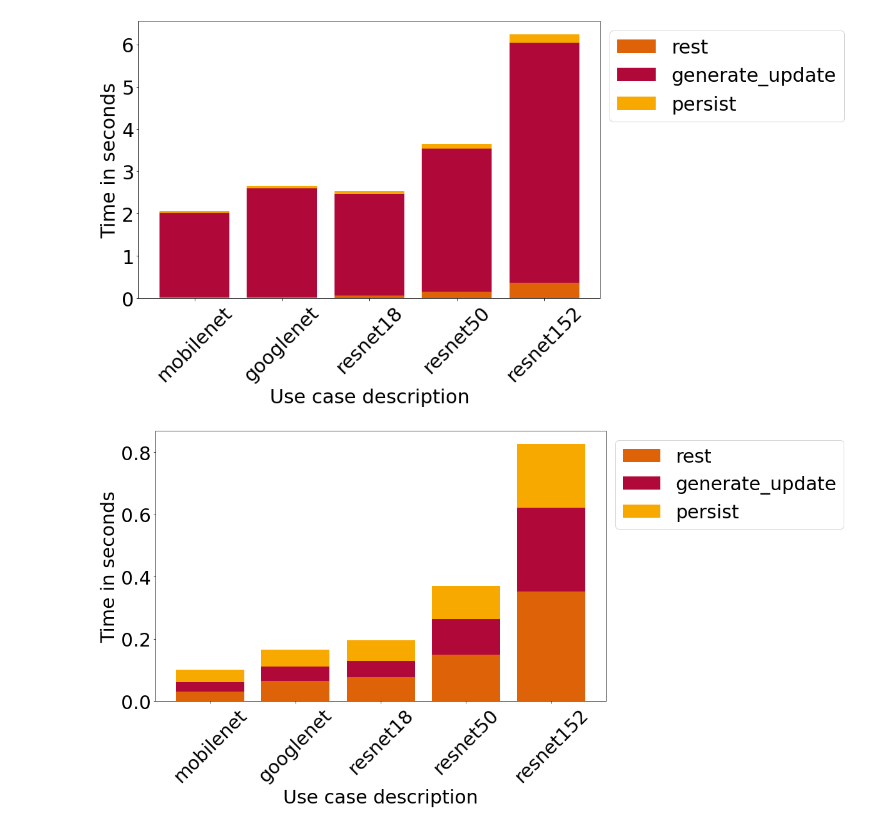
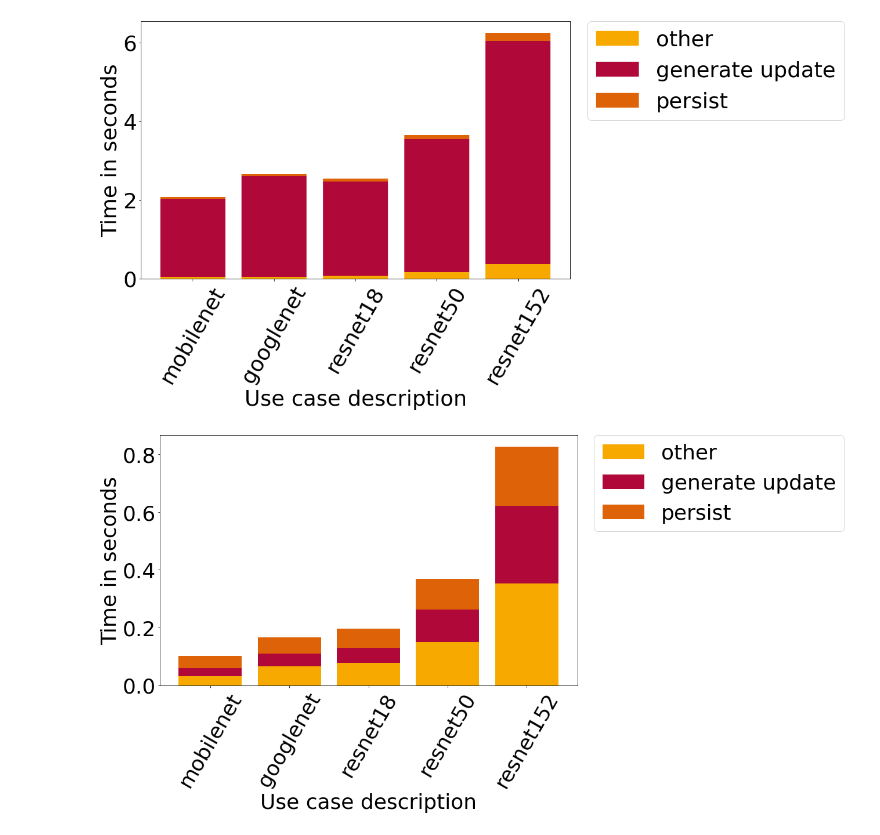
Before and after one commit to slin96/master-thesis, a Jupyter notebook: experiments/plots/param_update_save_recover_times.ipynb, the cells around one changed output. Cells and saved outputs as stored; diff of their text form; code cells hidden in the pictures.

Commit message:
colors

```diff
--- a/experiments/plots/param_update_save_recover_times.ipynb
+++ b/experiments/plots/param_update_save_recover_times.ipynb
@@ -26,11 +26,11 @@ valid_joined = join_server_and_node_meta(files_and_meta)
 # %%
 times = extract_times(valid_joined)
 # %%
-def plot_median_detailed_save_times(data, ignore_rest=False, save_path=None, y_min_max=None, size=None, _rearrange_u2=True):
+def plot_median_detailed_save_times(data, ignore_rest=False, save_path=None, y_min_max=None, size=None, _rearrange_u2=True, lgd_right=False):
     x_labels = list(data.keys())
     if _rearrange_u2:
         x_labels = rearrange_u2(x_labels)
-    labels = ['rest', 'generate_update', 'persist']
+    labels = ['other', 'generate update', 'persist']
 
     if ignore_rest:
         labels = labels[1:]
@@ -45,5 +45,5 @@ def plot_median_detailed_save_times(data, ignore_rest=False, save_path=None, y_m
         transformed_data.append(tmp)
 
     plot_data = np.array(transformed_data).T
-    plot_detailed_times(plot_data, labels, x_labels, save_path, only_hpi_colors=True, y_min_max=y_min_max, size=size)
+    plot_detailed_times(plot_data, labels, x_labels, save_path, only_hpi_colors=True, y_min_max=y_min_max, size=size, lgd_right=lgd_right)
 # %%
@@ -146,28 +146,28 @@ for m in models:
 
     u3_save_times[m] = median_detailed_save['U_3_1_3']
 
-plot_median_detailed_save_times(u3_save_times, _rearrange_u2=False, save_path='./saved-plots/param-update/detailed-save_times_per_model')
+plot_median_detailed_save_times(u3_save_times, _rearrange_u2=False, save_path='./saved-plots/param-update/detailed-save_times_per_model', lgd_right=True)
 # %% [output]
-[figure, old version]
+[figure, new version]
 # %%
 #################################
 # All U3_1_3 save times
 #################################
 models = [MOBILENET, GOOGLENET, RESNET_18, RESNET_50, RESNET_152]
 u3_save_times = OrderedDict()
 for m in models:
     data = filter_meta(times, model=m, approach=PARAM_UPDATE_IMPROVED, snapshot_type=VERSION, snapshot_dist=FOOD)
     median_detailed_save = median_detailed_save_times(data)
 
     u3_save_times[m] = median_detailed_save['U_3_1_3']
 
-plot_median_detailed_save_times(u3_save_times, _rearrange_u2=False, save_path='./saved-plots/param-update/improved-detailed-save_times_per_model')
+plot_median_detailed_save_times(u3_save_times, _rearrange_u2=False, save_path='./saved-plots/param-update/improved-detailed-save_times_per_model', lgd_right=True)
 
 
 
 # PARAMETER UPDATE RECOVER TIMES
 # %% [output]
-[figure, old version]
+[figure, new version]
 # %%
 data = filter_meta(times, model=MOBILENET, approach=PARAM_UPDATE, snapshot_type=VERSION, snapshot_dist=FOOD)
 plot_median_high_level_recover_time(data)
```
Also changed, not shown: parts of 12 cells of this notebook, 3 other files.
